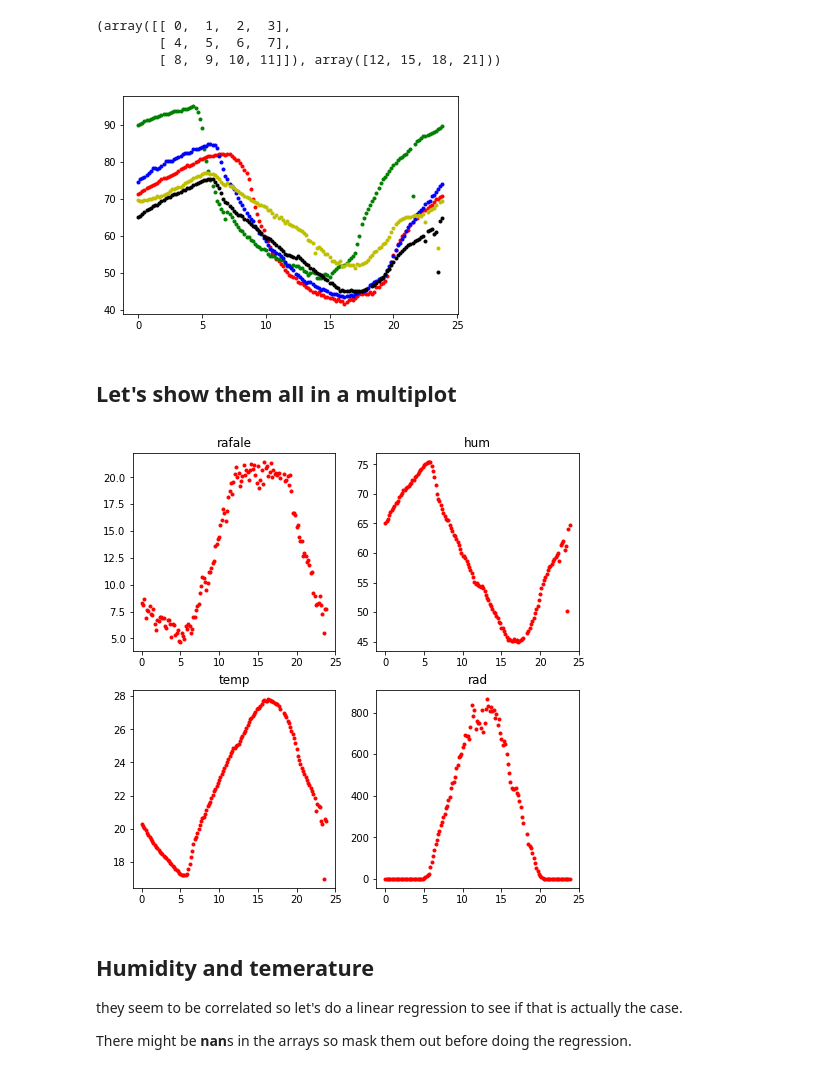
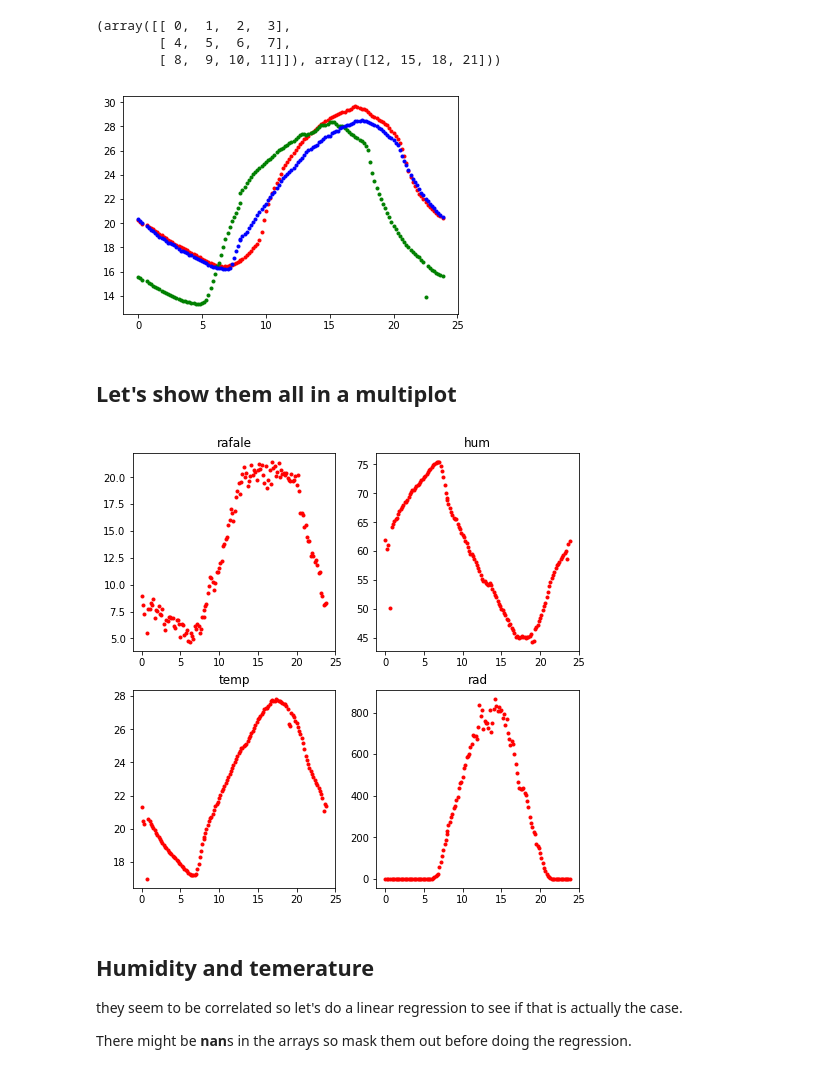
Before and after one commit to macbuse/ROMMA, a Jupyter notebook: romma_again.ipynb, the cells around one changed output. Saved outputs shown, nothing was run; the diff lists cells and outputs as text; code cells hidden in the pictures.

```diff
--- a/romma_again.ipynb
+++ b/romma_again.ipynb
@@ -95,14 +95,26 @@ smh = 4
 voiron = 109
 orange = 54
 data = {}
-for k in [5,6,109,44,4]:
+for k in [5,109,44,4,6]:
     tt = get_station(ref_num=k)
     meteo = html2arrays(tt)
     data[k] = meteo
 # %%
 import pickle
+
+def hour(x):
+    tt = time.localtime(x/1000)
+    return tt.tm_hour + tt.tm_min/60
+
+day = 24*6
+
+# this is a bit risky it assumes there isn't a hole in the data
+times = np.array([hour(x) for x in meteo['time'][:day]])
+
+
 # use pickle and not json as we have np.array
 fn = '20July.pkl'
+data['times'] = times
 with open(fn,'wb') as fp:
     pickle.dump(data,fp)
 # %%
@@ -180,15 +174,15 @@ np.arange(12).reshape(3,4), np.sum(np.arange(12).reshape(3,4), axis=0)
 # %%
 npts = 4464
 ndays = npts//24//6
 
 cols = [ x for x in 'rgbky']
 
-for k in [4,5,6,109,44]:
-    mm = data[k]['hum'].reshape(ndays, 24*6)/ndays
+for k in [4,5,6]:
+    mm = data[k]['temp'].reshape(ndays, 24*6)/ndays
     mm[mm>1000] = 0
     plt.plot(times, np.sum(mm, axis=0), cols.pop(0) + '.')
 # %% [output]
-[figure, old version]
+[figure, new version]
 # %% [markdown]
 ## Let's show them all in a multiplot
 # %%
@@ -202,12 +196,14 @@ ndays = npts//24//6
 
 for k, tag in enumerate(['rafale','temp','hum','rad']):
     mm = meteo[tag].reshape(ndays, 24*6)/ndays
+    #not pretty but have to clean it up
+    mm[np.isnan(mm)] = 0
     mm[mm > 1000] = 0 #kill the outlier
 
     axs[k % 2 , k // 2].plot(times, np.sum(mm, axis=0),'r.')
     axs[k % 2 , k // 2].set_title(tag)
 # %% [output]
-[figure, old version]
+[figure, new version]
 # %% [markdown]
 ## Humidity and temerature
 
```
Also changed, not shown: parts of 5 cells of this notebook, 1 other file.
